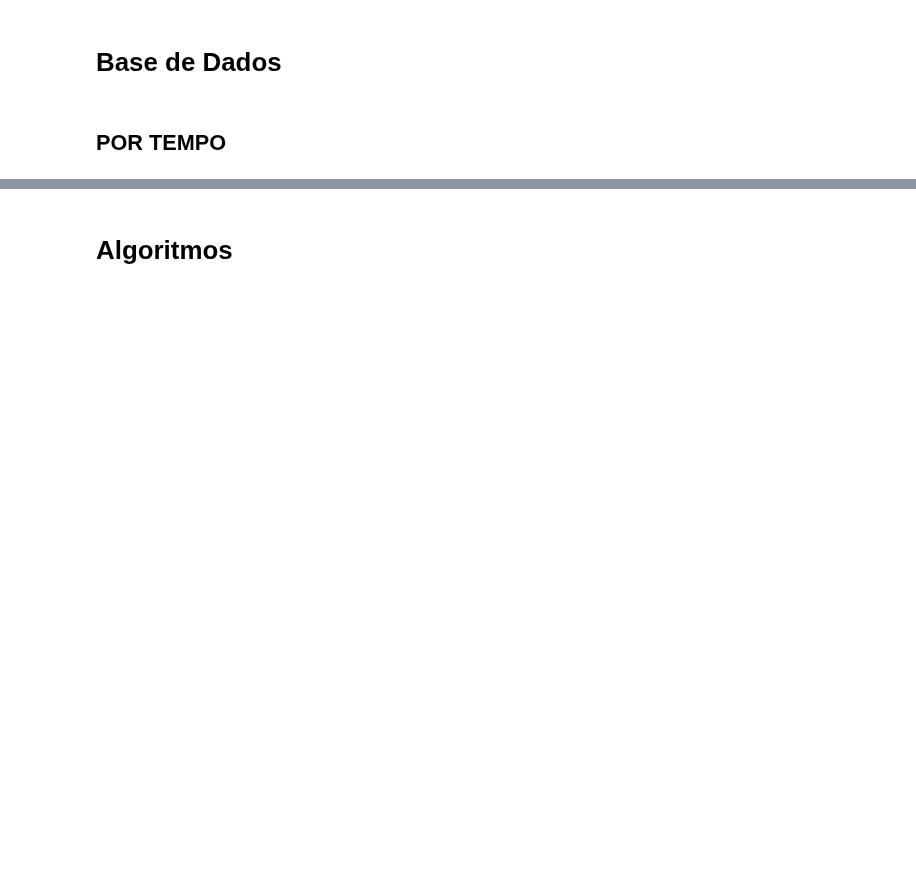
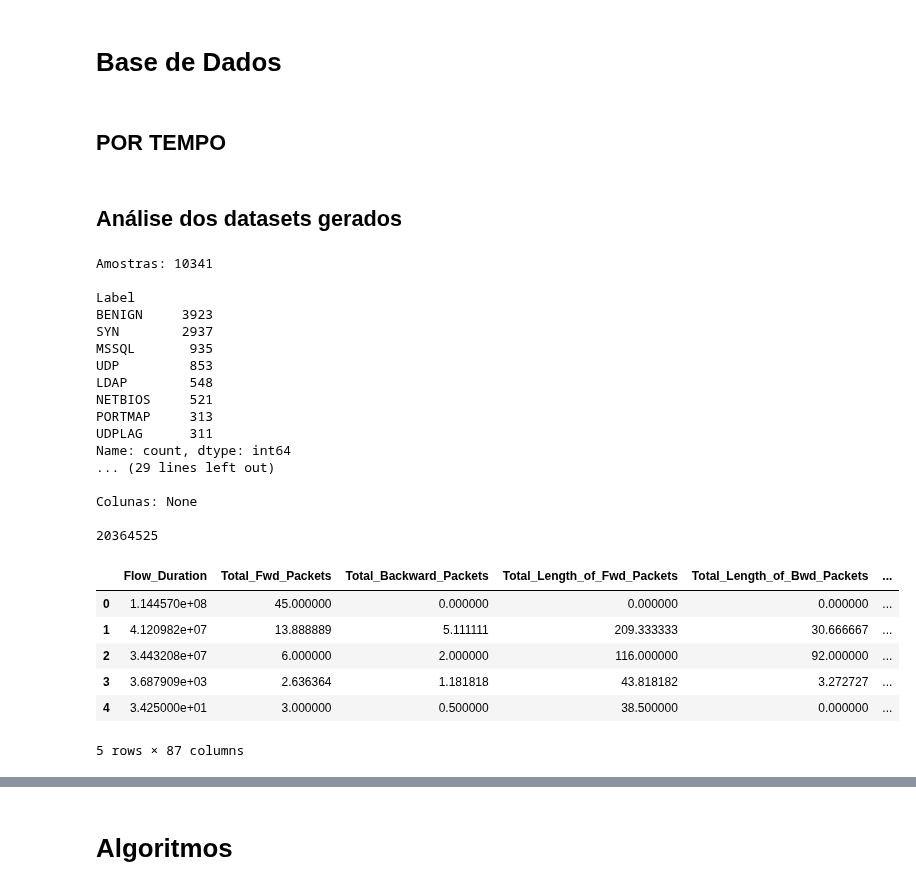
Before and after one commit to iRocktys/anomaly-detection-data-stream, a Jupyter notebook: main.ipynb, the cells around one changed output, grey strips where cells are left out. Drawn from its saved outputs; the diff is of its cells as text; code cells hidden in the pictures; blank space fills up the shorter version.

```diff
--- a/main.ipynb
+++ b/main.ipynb
@@ -231,0 +229,2 @@ if __name__ == '__main__':
+# %% [markdown]
+## Análise dos datasets gerados
@@ -231,0 +234,33 @@ if __name__ == '__main__':
+# %%
+FILE_NAME = 'datasets/CICDDoS2019/03-11/CICDDoS2019_03_11_Aggregated_Features_1sWindow.csv'
+df = pd.read_csv(FILE_NAME)
+print(f"Amostras: {df.shape[0]}")
+print(f"\n{df['Label'].value_counts()}")
+print(f"\nColunas: {print(df.columns)}")
+print(f"\n{df['Window_Packet_Count'].sum()}")
+df.head()
+# %% [output]
+Amostras: 10341
+
+Label
+BENIGN     3923
+SYN        2937
+MSSQL       935
+UDP         853
+LDAP        548
+NETBIOS     521
+PORTMAP     313
+UDPLAG      311
+Name: count, dtype: int64
+... (29 lines left out)
+
+Colunas: None
+
+20364525
+|  | Flow_Duration | Total_Fwd_Packets | Total_Backward_Packets | Total_Length_of_Fwd_Packets | Total_Length_of_Bwd_Packets | ... |
+| 0 | 1.144570e+08 | 45.000000 | 0.000000 | 0.000000 | 0.000000 | ... |
+| 1 | 4.120982e+07 | 13.888889 | 5.111111 | 209.333333 | 30.666667 | ... |
+| 2 | 3.443208e+07 | 6.000000 | 2.000000 | 116.000000 | 92.000000 | ... |
+| 3 | 3.687909e+03 | 2.636364 | 1.181818 | 43.818182 | 3.272727 | ... |
+| 4 | 3.425000e+01 | 3.000000 | 0.500000 | 38.500000 | 0.000000 | ... |
+5 rows × 87 columns
```
Also changed, not shown: parts of 28 cells of this notebook.
